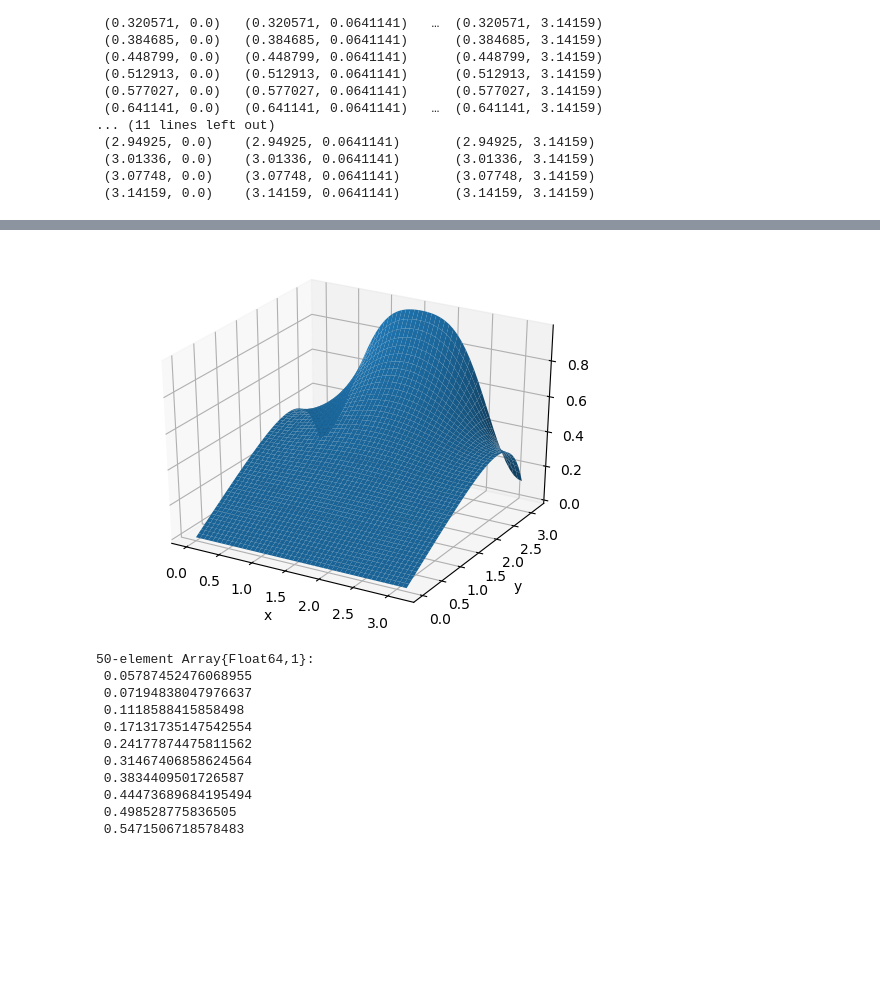
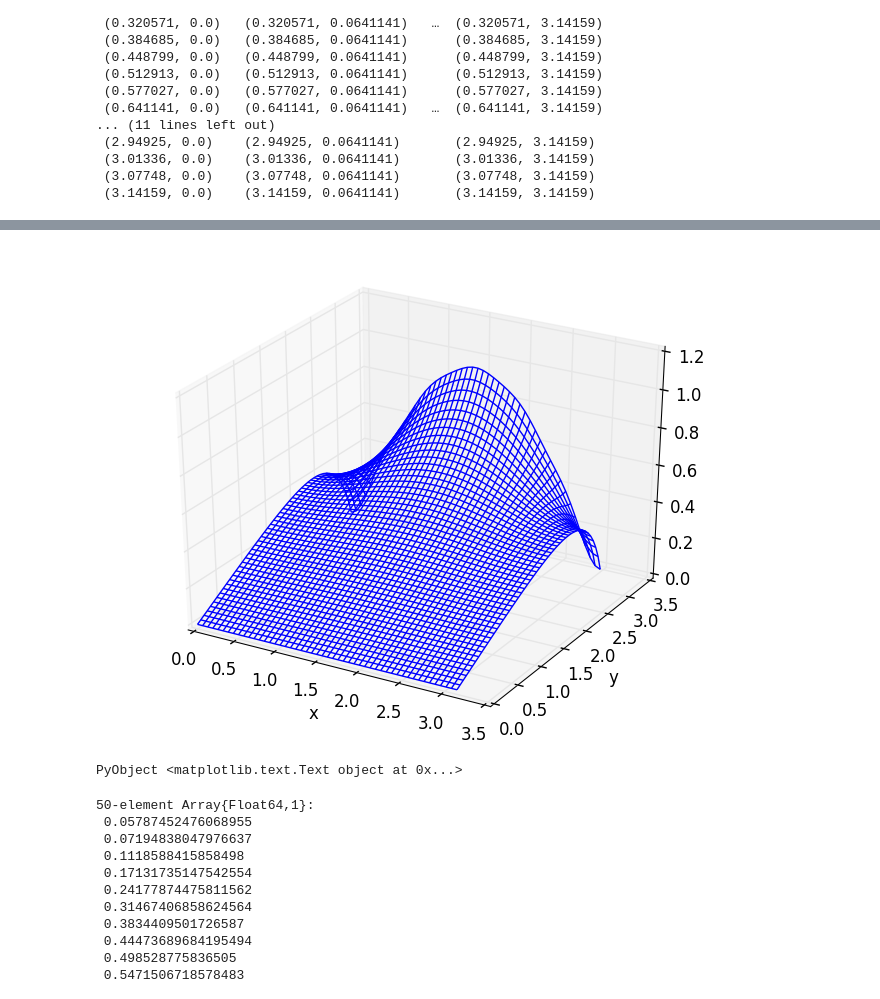
Before and after one commit to ivanslapnicar/Matematika-posebna_poglavlja, a Jupyter notebook: src/MPP03d Jednadzba ravnoteze.ipynb, the cells around one changed output, grey strips where cells are left out. Drawn from its saved outputs; the diff is of its cells as text; code cells hidden in the pictures; blank space fills up the shorter version.

```diff
--- a/src/MPP03d Jednadzba ravnoteze.ipynb
+++ b/src/MPP03d Jednadzba ravnoteze.ipynb
@@ -231,16 +232,13 @@ HTML{String}("    <script id=\"webio-setup-13807193865675970724\">\n    // Immed
 # %%
-f=figure()
-# @manipulate for l=1:10
-    withfig(f) do
-        l=5
-        u(xy)=Na0*xy[2]+sum([Na[k]*sinh.(k*xy[2]).*cos.(k*xy[1]) for k in collect(1:l)])
-        surf(X,Y,Matrix(map(u,XY)'))
-        xlabel("x")
-        ylabel("y")
-    end
-# end
+# Broje članova reda
+l=10
+u(xy)=Na0*xy[2]+sum([Na[k]*sinh.(k*xy[2]).*cos.(k*xy[1]) for k in collect(1:l)])
+mesh(X,Y,Matrix(map(u,XY)'))
+xlabel("x")
+ylabel("y")
 # %% [output]
-[figure, old version]
+[figure, new version]
+PyObject <matplotlib.text.Text object at 0x...>
 # %%
 # Provjera rubnog uvjeta
 x=range(0,stop=pi,length=m)
```
Also changed, not shown: parts of 7 cells of this notebook, 4 other files.
